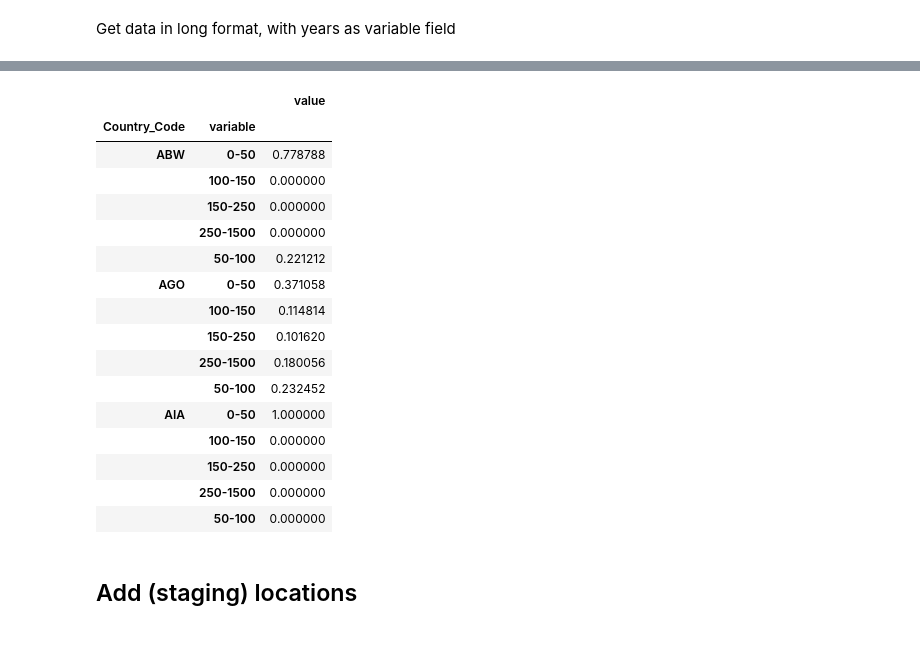
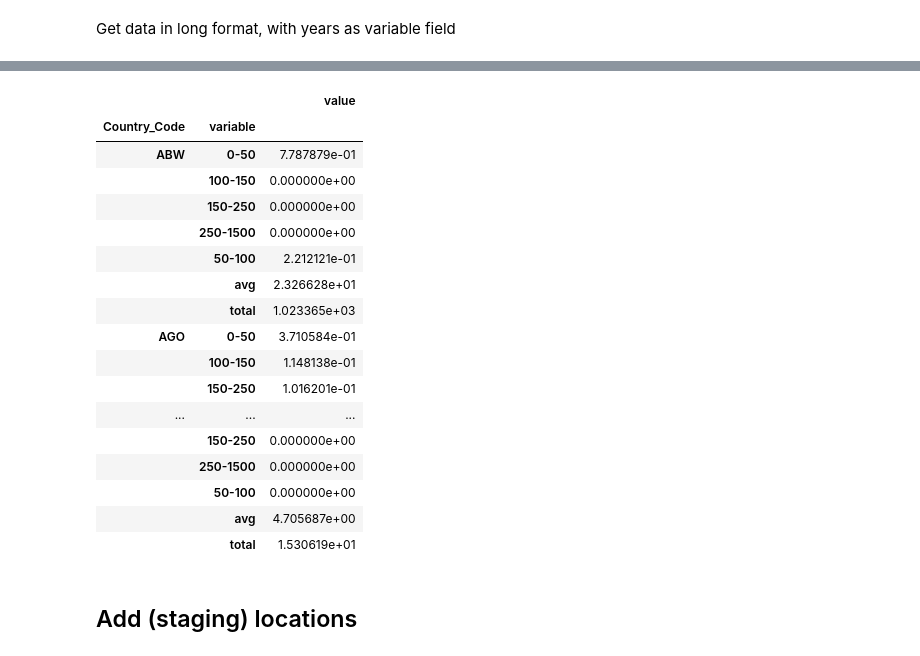
Before and after one commit to Vizzuality/mangrove-atlas, a Jupyter notebook: data/notebooks/Lab/data_processing/widgets-v2/v2_widget_biomass.ipynb, the cells around one changed output, grey strips where cells are left out. Cells and saved outputs as stored; diff of their text form; code cells hidden in the pictures.

```diff
--- a/data/notebooks/Lab/data_processing/widgets-v2/v2_widget_biomass.ipynb
+++ b/data/notebooks/Lab/data_processing/widgets-v2/v2_widget_biomass.ipynb
@@ -67,3 +85,6 @@ mang_df.head()
 | 2 | ARE | 1.000000 | 0.000000 | 0.000000 | 0.00000 | 0.000000 |
 | 3 | BHR | 0.883077 | 0.116923 | 0.000000 | 0.00000 | 0.000000 |
 | 4 | BHS | 1.000000 | 0.000000 | 0.000000 | 0.00000 | 0.000000 |
+# %%
+mang_stats_df = mang_stats_df[['Country_Code', '2020_agb_tot','2020_agb_avg']]
+mang_stats_df.head()
@@ -72,6 +100,5 @@ Get data in long format, with years as variable field
 # %%
 mang_df_long = mang_df.melt(id_vars='Country_Code')
 mang_df_long = mang_df_long[~mang_df_long.Country_Code.isna()]
-mang_df_long['indicator'] = 'biomass_density_class'
 mang_df_long
 # %% [output]
@@ -90,0 +118,5 @@ mang_df_long
+# %%
+mang_stats_df_long = mang_stats_df.melt(id_vars='Country_Code')
+mang_stats_df_long = mang_stats_df_long[~mang_stats_df_long.Country_Code.isna()]
+mang_stats_df_long['variable'] = mang_stats_df_long['variable'].str.replace('2020_agb_', '').str.replace('tot', 'total')
+mang_stats_df_long
@@ -91,23 +137,26 @@ mang_df_long
+# %%
+mang_combined_df = mang_df_long.append(mang_stats_df_long)
 # %%
-mang_df_long.groupby(['Country_Code', 'variable']).sum().head(15)
+mang_combined_df.groupby(['Country_Code', 'variable']).sum().head(21)
 # %% [output]
 |  |  | value |
 | Country_Code | variable |  |
-| ABW | 0-50 | 0.778788 |
-|  | 100-150 | 0.000000 |
-|  | 150-250 | 0.000000 |
-|  | 250-1500 | 0.000000 |
-|  | 50-100 | 0.221212 |
-| AGO | 0-50 | 0.371058 |
-|  | 100-150 | 0.114814 |
-|  | 150-250 | 0.101620 |
-|  | 250-1500 | 0.180056 |
-|  | 50-100 | 0.232452 |
-| AIA | 0-50 | 1.000000 |
-|  | 100-150 | 0.000000 |
-|  | 150-250 | 0.000000 |
-|  | 250-1500 | 0.000000 |
-|  | 50-100 | 0.000000 |
+| ABW | 0-50 | 7.787879e-01 |
+|  | 100-150 | 0.000000e+00 |
+|  | 150-250 | 0.000000e+00 |
+|  | 250-1500 | 0.000000e+00 |
+|  | 50-100 | 2.212121e-01 |
+|  | avg | 2.326628e+01 |
+|  | total | 1.023365e+03 |
+| AGO | 0-50 | 3.710584e-01 |
+|  | 100-150 | 1.148138e-01 |
+|  | 150-250 | 1.016201e-01 |
+| ... | ... | ... |
+|  | 150-250 | 0.000000e+00 |
+|  | 250-1500 | 0.000000e+00 |
+|  | 50-100 | 0.000000e+00 |
+|  | avg | 4.705687e+00 |
+|  | total | 1.530619e+01 |
 # %% [markdown]
 ## Add (staging) locations
 # %%
```
Also changed, not shown: parts of 9 cells of this notebook, 2 other files.
